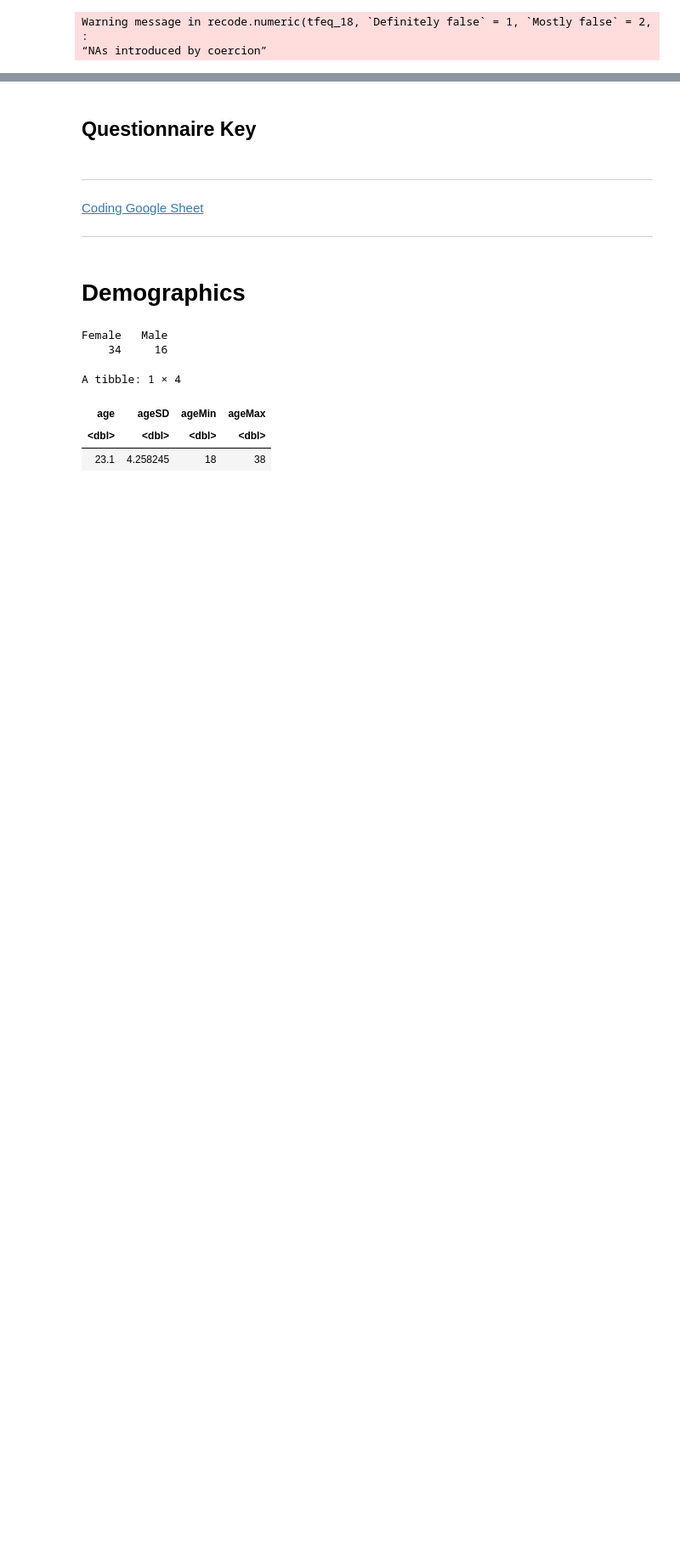
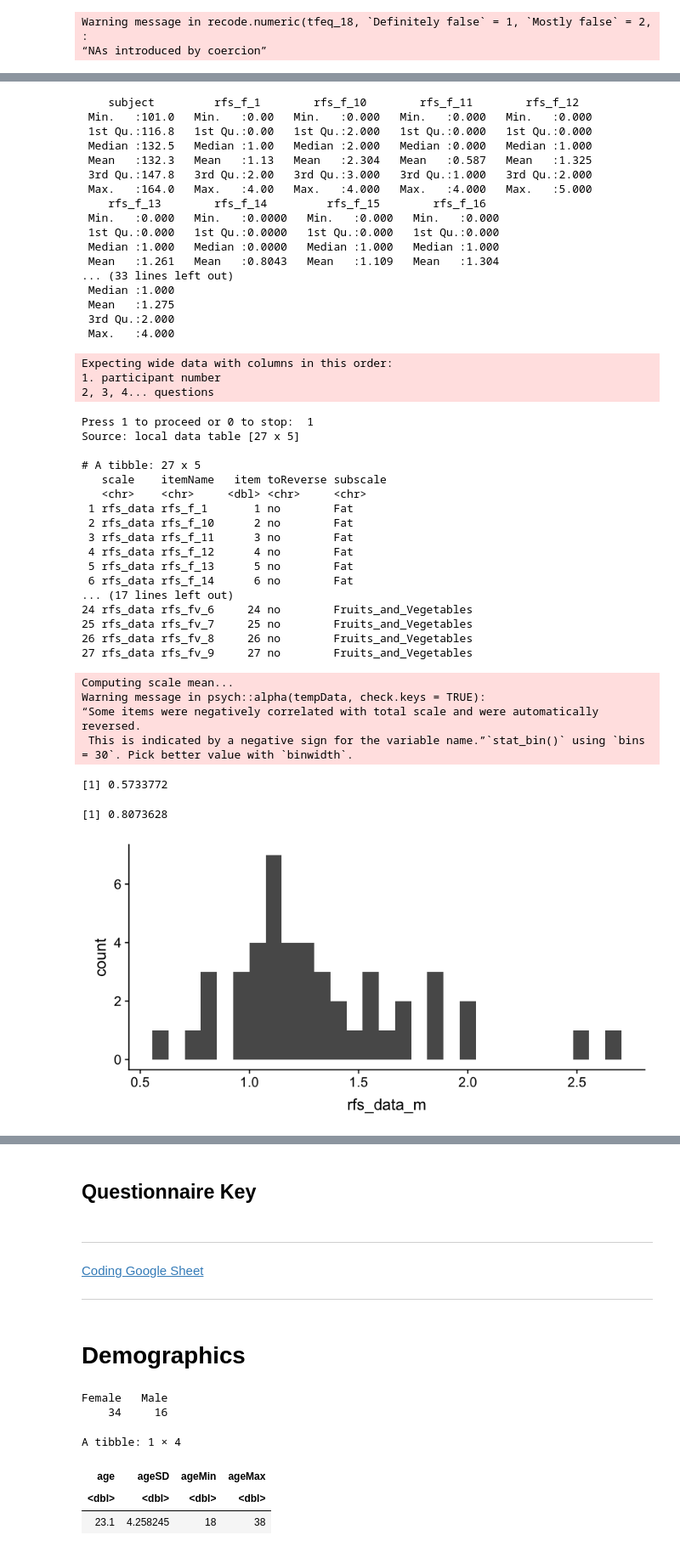
Before and after one commit to danieljwilson/cogReg_fMRI, a Jupyter notebook: 3_experiment/3_3_data_analysis/fr_results_individual_diff.ipynb, the cells around one changed output, grey strips where cells are left out. Shown at 85% size. Saved outputs shown, nothing was run; the diff lists cells and outputs as text; code cells hidden in the pictures; blank space fills up the shorter version.

```diff
--- a/3_experiment/3_3_data_analysis/fr_results_individual_diff.ipynb
+++ b/3_experiment/3_3_data_analysis/fr_results_individual_diff.ipynb
@@ -397,0 +540,63 @@ pss_data[, c(6,7,9,10)] <- 4 - pss_data[, c(6,7,9,10)]
+# %%
+# Call cleanQuestionnaire to clean and reverse-score rfs_data
+summary(rfs_data)
+scalesWideRaw$rfs_data <- rfs_data
+
+# function already accounts for subject column when passing indices for subscales
+rfs_data_clean <- cleanQuestionnaire(data = rfs_data, scaleName = 'rfs_data',
+                                     scaleMin = 0, scaleMax = 5,
+                                     subscales = list(Fruits_and_Vegetables = 18:27, # rfs_fv_
+                                                      Fat = 1:17)) # rfs_f_
+
+ggplot(rfs_data_clean$long[rfs_data_subscale == "overall"], aes(rfs_data_m)) + geom_histogram()
+
+scales$rfs_data_clean <- rfs_data_clean
+
+# Reliability (raw_alpha or std.alpha)
+rfs_data_clean$reliability$Fruits_and_Vegetables$total$raw_alpha
+rfs_data_clean$reliability$Fat$total$raw_alpha
+# %% [output]
+    subject         rfs_f_1        rfs_f_10        rfs_f_11        rfs_f_12
+ Min.   :101.0   Min.   :0.00   Min.   :0.000   Min.   :0.000   Min.   :0.000
+ 1st Qu.:116.8   1st Qu.:0.00   1st Qu.:2.000   1st Qu.:0.000   1st Qu.:0.000
+ Median :132.5   Median :1.00   Median :2.000   Median :0.000   Median :1.000
+ Mean   :132.3   Mean   :1.13   Mean   :2.304   Mean   :0.587   Mean   :1.325
+ 3rd Qu.:147.8   3rd Qu.:2.00   3rd Qu.:3.000   3rd Qu.:1.000   3rd Qu.:2.000
+ Max.   :164.0   Max.   :4.00   Max.   :4.000   Max.   :4.000   Max.   :5.000
+    rfs_f_13        rfs_f_14         rfs_f_15        rfs_f_16
+ Min.   :0.000   Min.   :0.0000   Min.   :0.000   Min.   :0.000
+ 1st Qu.:0.000   1st Qu.:0.0000   1st Qu.:0.000   1st Qu.:0.000
+ Median :1.000   Median :0.0000   Median :1.000   Median :1.000
+ Mean   :1.261   Mean   :0.8043   Mean   :1.109   Mean   :1.304
+... (33 lines left out)
+ Median :1.000
+ Mean   :1.275
+ 3rd Qu.:2.000
+ Max.   :4.000
+Expecting wide data with columns in this order:
+1. participant number
+2, 3, 4... questions
+Press 1 to proceed or 0 to stop:  1
+Source: local data table [27 x 5]
+
+# A tibble: 27 x 5
+   scale    itemName   item toReverse subscale
+   <chr>    <chr>     <dbl> <chr>     <chr>
+ 1 rfs_data rfs_f_1       1 no        Fat
+ 2 rfs_data rfs_f_10      2 no        Fat
+ 3 rfs_data rfs_f_11      3 no        Fat
+ 4 rfs_data rfs_f_12      4 no        Fat
+ 5 rfs_data rfs_f_13      5 no        Fat
+ 6 rfs_data rfs_f_14      6 no        Fat
+... (17 lines left out)
+24 rfs_data rfs_fv_6     24 no        Fruits_and_Vegetables
+25 rfs_data rfs_fv_7     25 no        Fruits_and_Vegetables
+26 rfs_data rfs_fv_8     26 no        Fruits_and_Vegetables
+27 rfs_data rfs_fv_9     27 no        Fruits_and_Vegetables
+Computing scale mean...
+Warning message in psych::alpha(tempData, check.keys = TRUE):
+“Some items were negatively correlated with total scale and were automatically reversed.
+ This is indicated by a negative sign for the variable name.”`stat_bin()` using `bins = 30`. Pick better value with `binwidth`.
+[1] 0.5733772
+[1] 0.8073628
+[figure, added]
```
Also changed, not shown: parts of 3 cells of this notebook.
